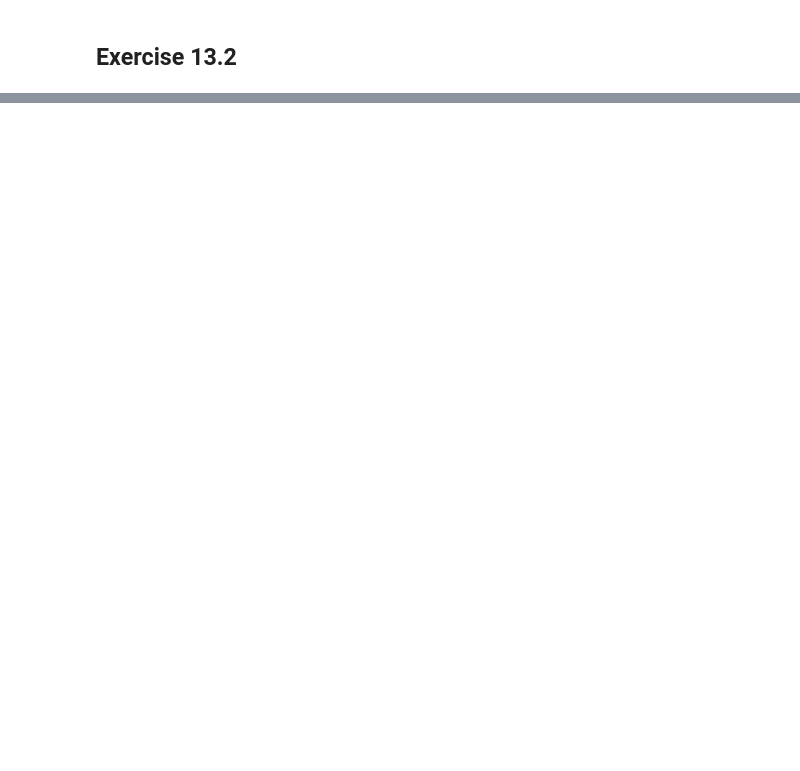
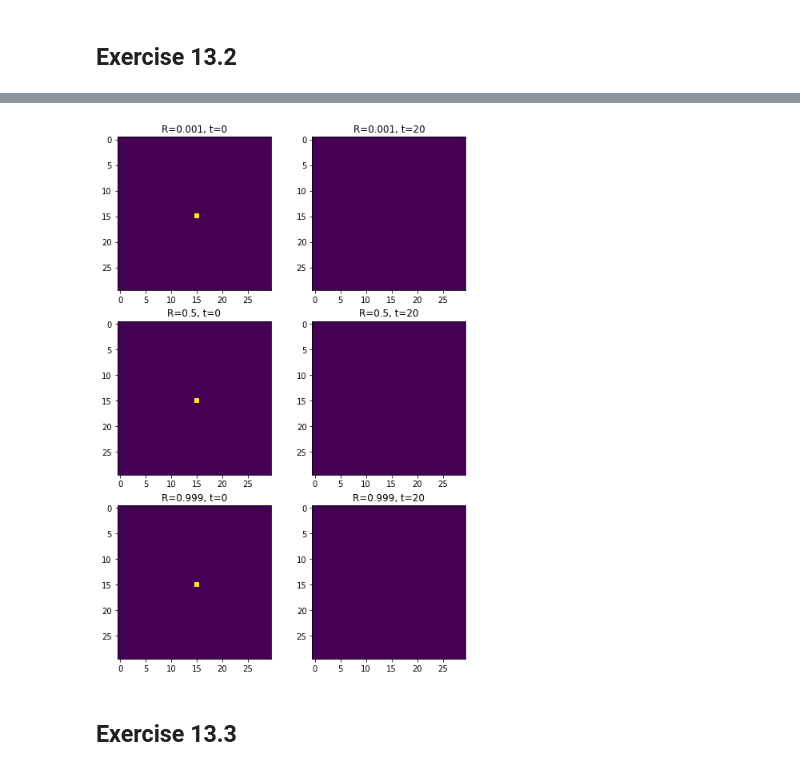
Before and after one commit to gasparyanartur/simulation-of-complex-systems-solutions, a Jupyter notebook: chapter-13/chapter-13.ipynb, the cells around one changed output, grey strips where cells are left out. Drawn from its saved outputs; the diff is of its cells as text; code cells hidden in the pictures; blank space fills up the shorter version.

```diff
--- a/chapter-13/chapter-13.ipynb
+++ b/chapter-13/chapter-13.ipynb
@@ -404,0 +350,29 @@ plt.imshow(history[-1])
+# %%
+N = 7
+L = 30
+T = 0
+P = 1
+S = 1.5
+mu = 0
+n_timesteps = 21
+strats = create_strategy(
+    shape=(L, L),
+    default_value=0,
+    place_values = [(N, [L//2], [L//2])]
+)
+
+Rs = [0.001, 0.5, 0.999]
+
+fig, axes = plt.subplots(3, 2, figsize=(8, 12))
+
+for i, R in enumerate(Rs):
+    history = run_sim(n_timesteps, strats, N, L, T, P, S, R, mu)
+    ax1, ax2 = axes[i]
+    ax1.imshow(history[0])
+    ax1.set_title(f"R={R}, t=0")
+    ax2.imshow(history[-1])
+    ax2.set_title(f"R={R}, t={n_timesteps-1}")
+# %% [output]
+[figure, added]
+# %% [markdown]
+## Exercise 13.3
```
Also changed, not shown: parts of 17 cells of this notebook.
